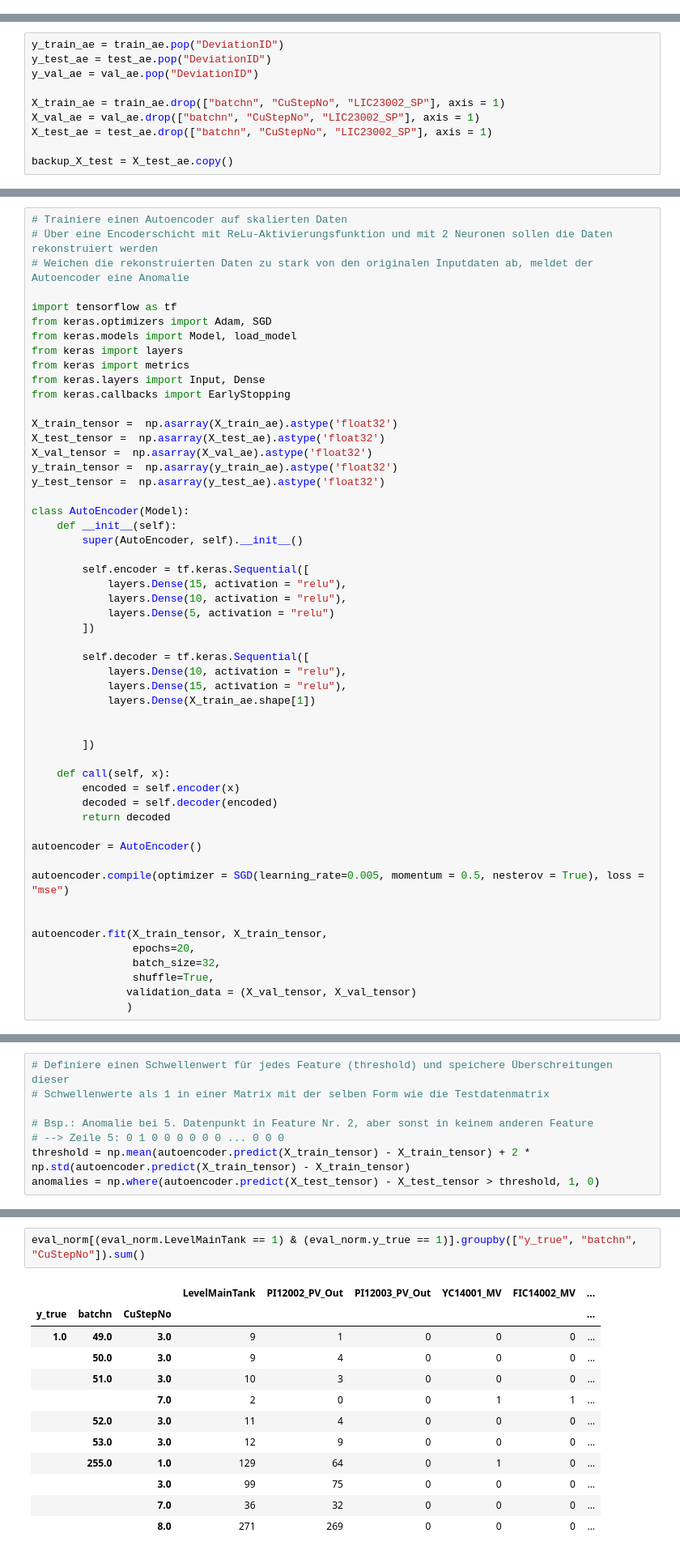
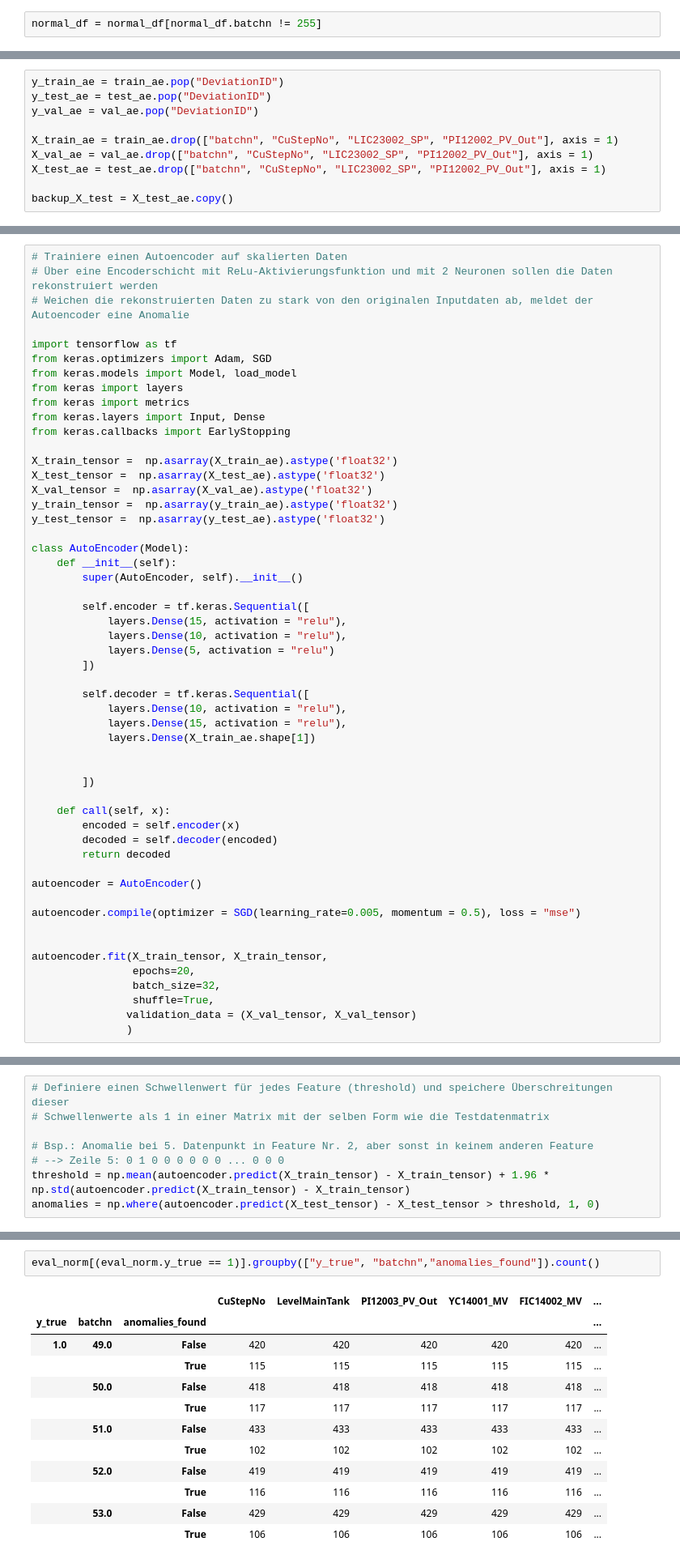
Before and after one commit to dan-vp/app_projekt, a Jupyter notebook: app_projekt_6.ipynb, the cells around one changed output, grey strips where cells are left out. Shown at 81% size. Saved outputs shown, nothing was run; the diff lists cells and outputs as text.

```diff
--- a/app_projekt_6.ipynb
+++ b/app_projekt_6.ipynb
@@ -861,6 +861,8 @@ normal_to_train = int(normal_batches * 0.6)
 normal_to_val = int(normal_batches * 0.8)
 
 normal_df = dtw_df[dtw_df.DeviationID == 1.0]
+# %%
+normal_df = normal_df[normal_df.batchn != 255]
 # %%
 normal_df.batchn.unique()
 # %% [output]
@@ -885,9 +886,9 @@ y_train_ae = train_ae.pop("DeviationID")
 y_test_ae = test_ae.pop("DeviationID")
 y_val_ae = val_ae.pop("DeviationID")
 
-X_train_ae = train_ae.drop(["batchn", "CuStepNo", "LIC23002_SP"], axis = 1)
-X_val_ae = val_ae.drop(["batchn", "CuStepNo", "LIC23002_SP"], axis = 1)
-X_test_ae = test_ae.drop(["batchn", "CuStepNo", "LIC23002_SP"], axis = 1)
+X_train_ae = train_ae.drop(["batchn", "CuStepNo", "LIC23002_SP", "PI12002_PV_Out"], axis = 1)
+X_val_ae = val_ae.drop(["batchn", "CuStepNo", "LIC23002_SP", "PI12002_PV_Out"], axis = 1)
+X_test_ae = test_ae.drop(["batchn", "CuStepNo", "LIC23002_SP", "PI12002_PV_Out"], axis = 1)
 
 backup_X_test = X_test_ae.copy()
 # %%
@@ -940,7 +941,7 @@ class AutoEncoder(Model):
 
 autoencoder = AutoEncoder()
 
-autoencoder.compile(optimizer = SGD(learning_rate=0.005, momentum = 0.5, nesterov = True), loss = "mse")
+autoencoder.compile(optimizer = SGD(learning_rate=0.005, momentum = 0.5), loss = "mse")
 
 
 autoencoder.fit(X_train_tensor, X_train_tensor,
@@ -974,6 +975,6 @@ Epoch 20/20
 
 # Bsp.: Anomalie bei 5. Datenpunkt in Feature Nr. 2, aber sonst in keinem anderen Feature
 # --> Zeile 5: 0 1 0 0 0 0 0 0 ... 0 0 0
-threshold = np.mean(autoencoder.predict(X_train_tensor) - X_train_tensor) + 2 * np.std(autoencoder.predict(X_train_tensor) - X_train_tensor)
+threshold = np.mean(autoencoder.predict(X_train_tensor) - X_train_tensor) + 1.96 * np.std(autoencoder.predict(X_train_tensor) - X_train_tensor)
 anomalies = np.where(autoencoder.predict(X_test_tensor) - X_test_tensor > threshold, 1, 0)
 # %% [output]
@@ -1131,17 +1113,17 @@ eval_test_ae = test_ae.reset_index(drop = True).merge(eval_ae[["y_true", "anomal
 # %%
 eval_norm = test_ae.reset_index(drop = True)[["batchn", "CuStepNo"]].merge(eval_ae, left_index = True, right_index = True)
 # %%
-eval_norm[(eval_norm.LevelMainTank == 1) & (eval_norm.y_true == 1)].groupby(["y_true", "batchn", "CuStepNo"]).sum()
+eval_norm[(eval_norm.y_true == 1)].groupby(["y_true", "batchn","anomalies_found"]).count()
 # %% [output]
-|  |  |  | LevelMainTank | PI12002_PV_Out | PI12003_PV_Out | YC14001_MV | FIC14002_MV | ... |
-| y_true | batchn | CuStepNo |  |  |  |  |  | ... |
-| 1.0 | 49.0 | 3.0 | 9 | 1 | 0 | 0 | 0 | ... |
-|  | 50.0 | 3.0 | 9 | 4 | 0 | 0 | 0 | ... |
-|  | 51.0 | 3.0 | 10 | 3 | 0 | 0 | 0 | ... |
-|  |  | 7.0 | 2 | 0 | 0 | 1 | 1 | ... |
-|  | 52.0 | 3.0 | 11 | 4 | 0 | 0 | 0 | ... |
-|  | 53.0 | 3.0 | 12 | 9 | 0 | 0 | 0 | ... |
-|  | 255.0 | 1.0 | 129 | 64 | 0 | 1 | 0 | ... |
-|  |  | 3.0 | 99 | 75 | 0 | 0 | 0 | ... |
-|  |  | 7.0 | 36 | 32 | 0 | 0 | 0 | ... |
-|  |  | 8.0 | 271 | 269 | 0 | 0 | 0 | ... |
+|  |  |  | CuStepNo | LevelMainTank | PI12003_PV_Out | YC14001_MV | FIC14002_MV | ... |
+| y_true | batchn | anomalies_found |  |  |  |  |  | ... |
+| 1.0 | 49.0 | False | 420 | 420 | 420 | 420 | 420 | ... |
+|  |  | True | 115 | 115 | 115 | 115 | 115 | ... |
+|  | 50.0 | False | 418 | 418 | 418 | 418 | 418 | ... |
+|  |  | True | 117 | 117 | 117 | 117 | 117 | ... |
+|  | 51.0 | False | 433 | 433 | 433 | 433 | 433 | ... |
+|  |  | True | 102 | 102 | 102 | 102 | 102 | ... |
+|  | 52.0 | False | 419 | 419 | 419 | 419 | 419 | ... |
+|  |  | True | 116 | 116 | 116 | 116 | 116 | ... |
+|  | 53.0 | False | 429 | 429 | 429 | 429 | 429 | ... |
+|  |  | True | 106 | 106 | 106 | 106 | 106 | ... |
```
Also changed, not shown: parts of 39 cells of this notebook.
